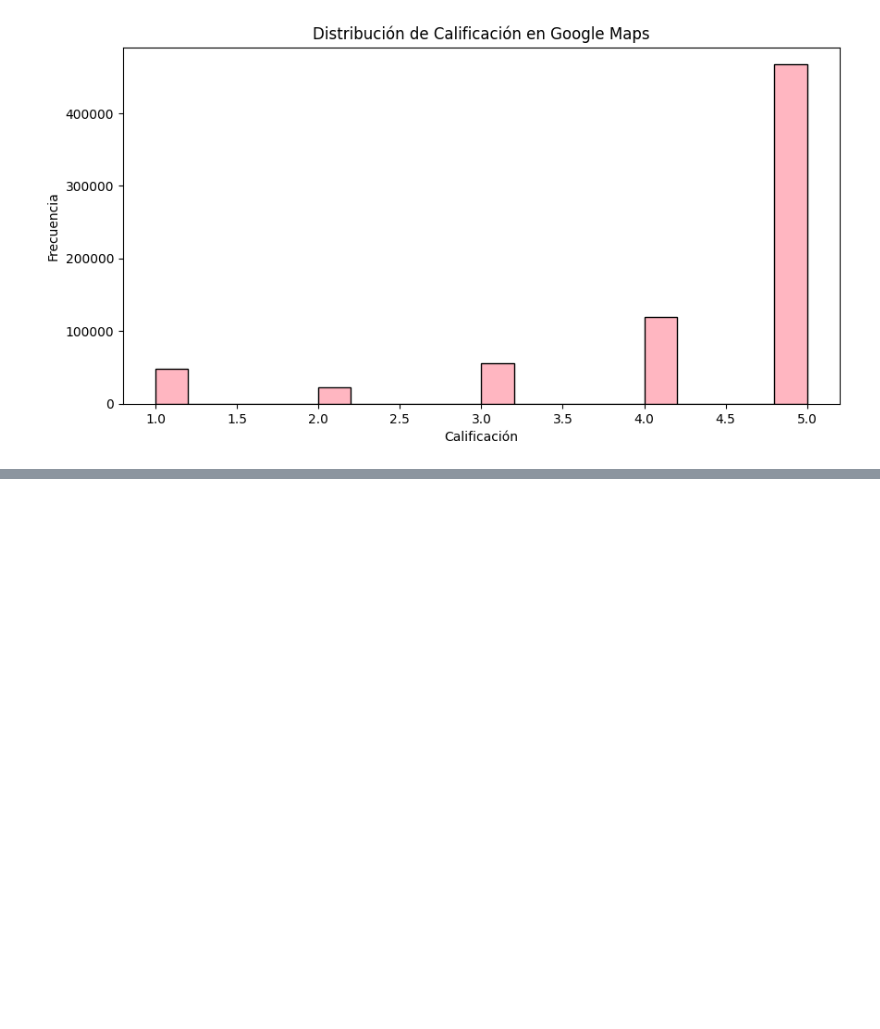
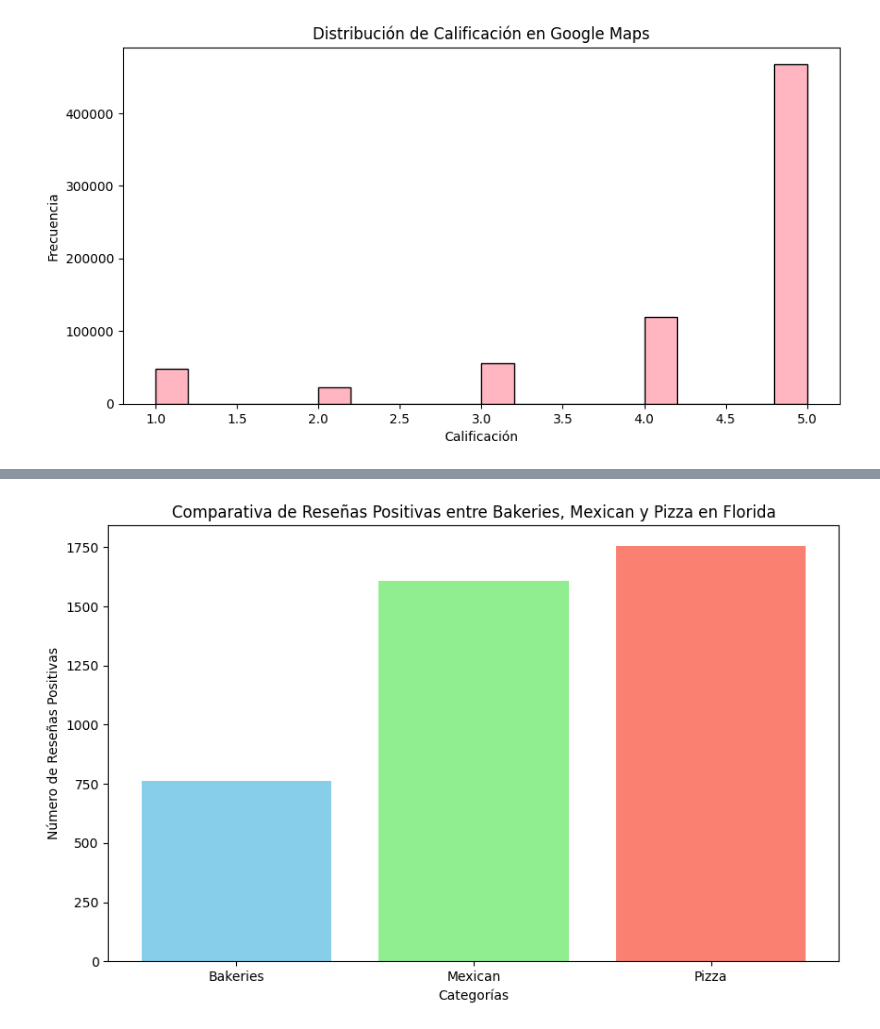
Before and after one commit to bautiarmanicode/HENRY-PROYECTO-FINAL, a Jupyter notebook: 1_Jupyter_Notebooks/2_EDA.ipynb, the cells around one changed output, grey strips where cells are left out. Drawn from its saved outputs; the diff is of its cells as text; code cells hidden in the pictures; blank space fills up the shorter version.

```diff
--- a/1_Jupyter_Notebooks/2_EDA.ipynb
+++ b/1_Jupyter_Notebooks/2_EDA.ipynb
@@ -308,0 +370,23 @@ plt.show()
+# %%
+florida_business_df = business_df[business_df['state'] == 'FL']
+
+florida_reviews_df = reviews_df[reviews_df['business_id'].isin(florida_business_df['business_id'])]
+positive_reviews_df = florida_reviews_df[florida_reviews_df['stars'] >= 4]
+positive_reviews_with_categories = positive_reviews_df.merge(florida_business_df[['business_id', 'categories']], on='business_id')
+categories_of_interest = ['Bakeries', 'Mexican', 'Pizza']
+positive_reviews_filtered = positive_reviews_with_categories[positive_reviews_with_categories['categories'].str.contains('|'.join(categories_of_interest), case=False, na=False)]
+category_counts = {category: 0 for category in categories_of_interest}
+for _, row in positive_reviews_filtered.iterrows():
+    for category in categories_of_interest:
+        if category in row['categories']:
+            category_counts[category] += 1
+categories, counts = zip(*category_counts.items())
+
+plt.figure(figsize=(10, 6))
+plt.bar(categories, counts, color=['skyblue', 'lightgreen', 'salmon'])
+plt.xlabel('Categorías')
+plt.ylabel('Número de Reseñas Positivas')
+plt.title('Comparativa de Reseñas Positivas entre Bakeries, Mexican y Pizza en Florida')
+plt.show()
+# %% [output]
+[figure, added]
```
Also changed, not shown: parts of 21 cells of this notebook.
